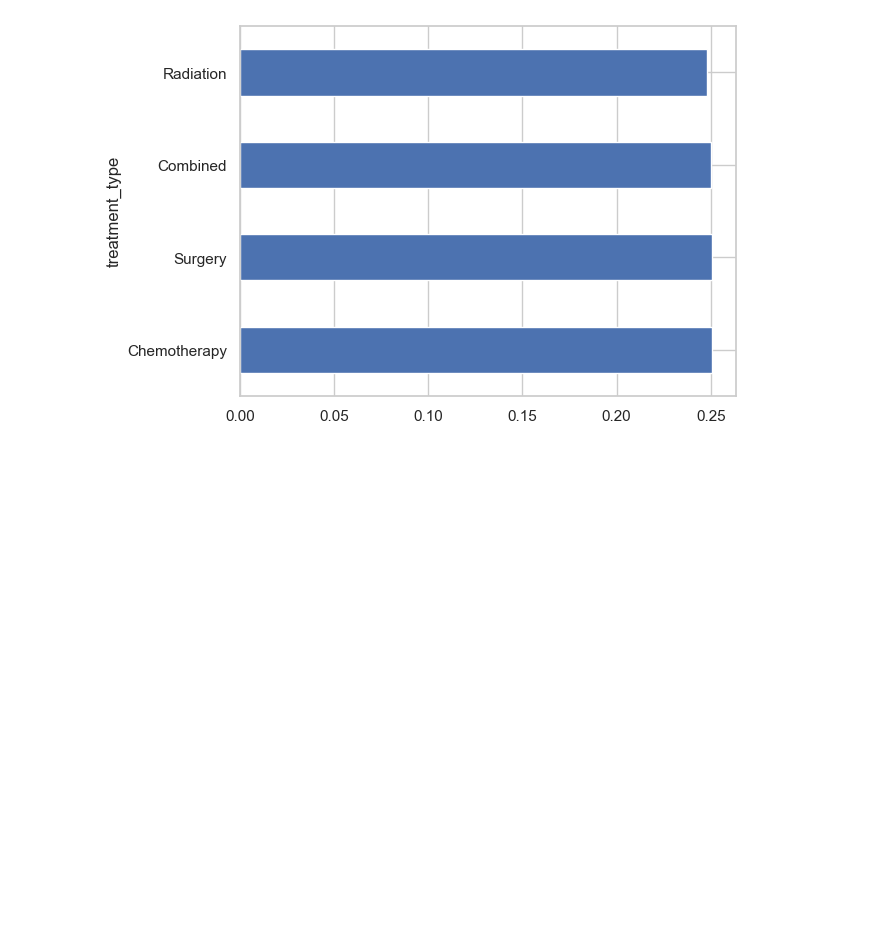
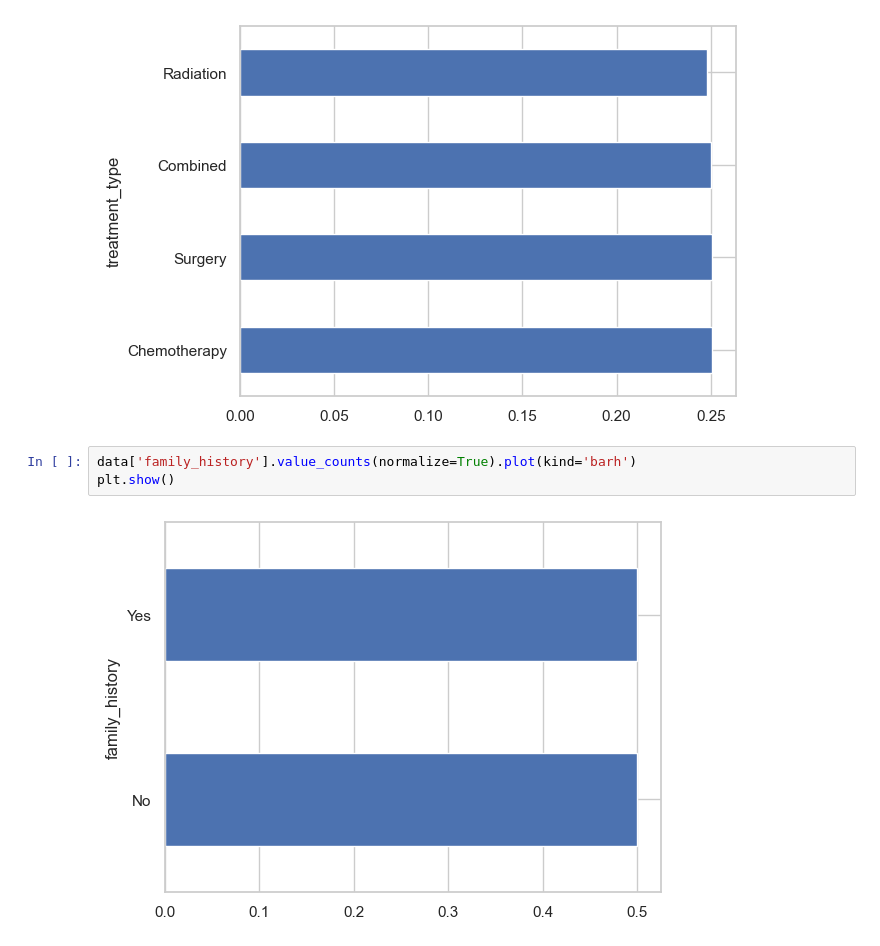
Before and after one commit to andreeriga/Scientific-Visualization-Magistrale, a Jupyter notebook: notebooks/lung.ipynb, the cells around one changed output. Saved outputs shown, nothing was run; the diff lists cells and outputs as text; blank space fills up the shorter version.

```diff
--- a/notebooks/lung.ipynb
+++ b/notebooks/lung.ipynb
@@ -54,3 +54,8 @@ data['treatment_type'].value_counts(normalize=True).plot(kind='barh')
 plt.show()
 # %% [output]
 [figure]
+# %%
+data['family_history'].value_counts(normalize=True).plot(kind='barh')
+plt.show()
+# %% [output]
+[figure, added]
```
Also changed, not shown: parts of 4 cells of this notebook, 3 other files.
